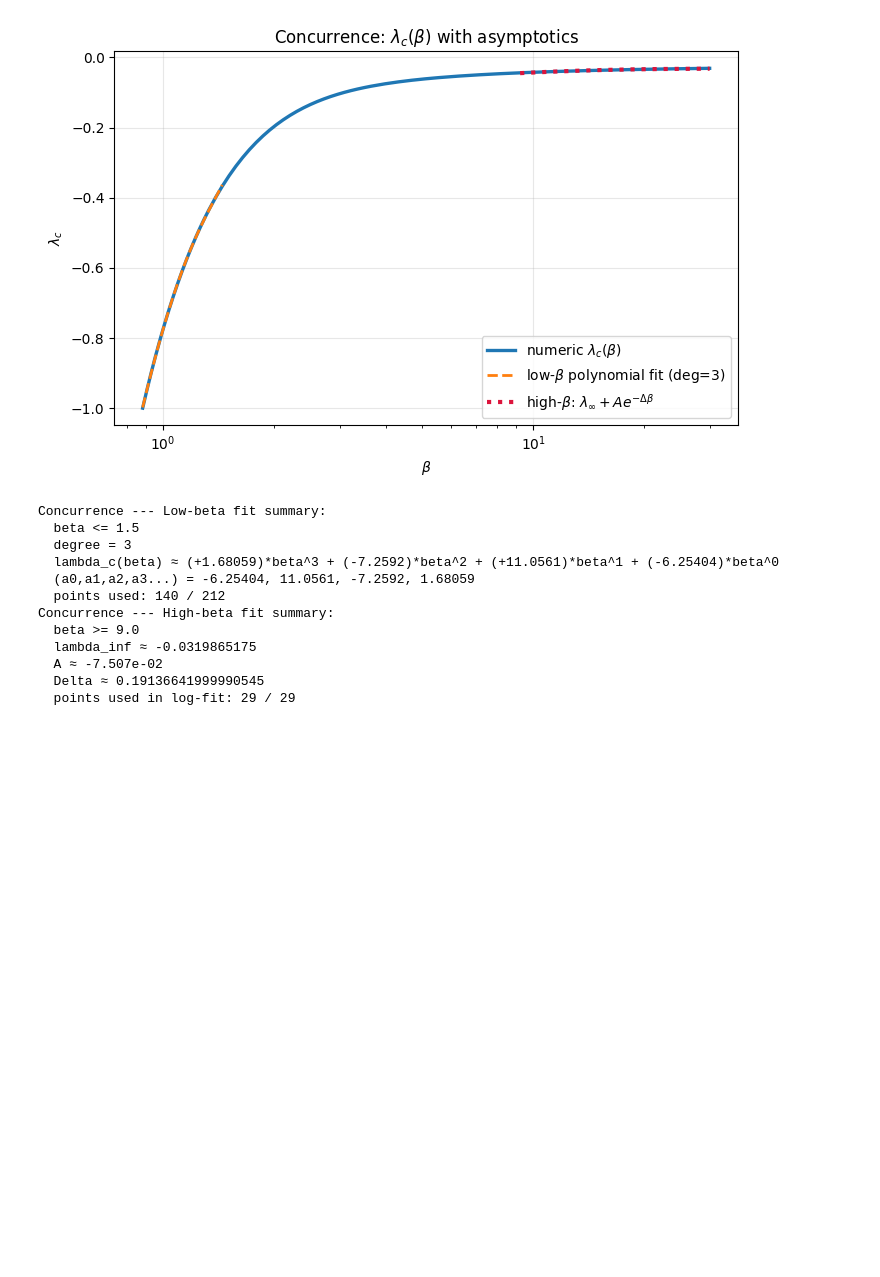
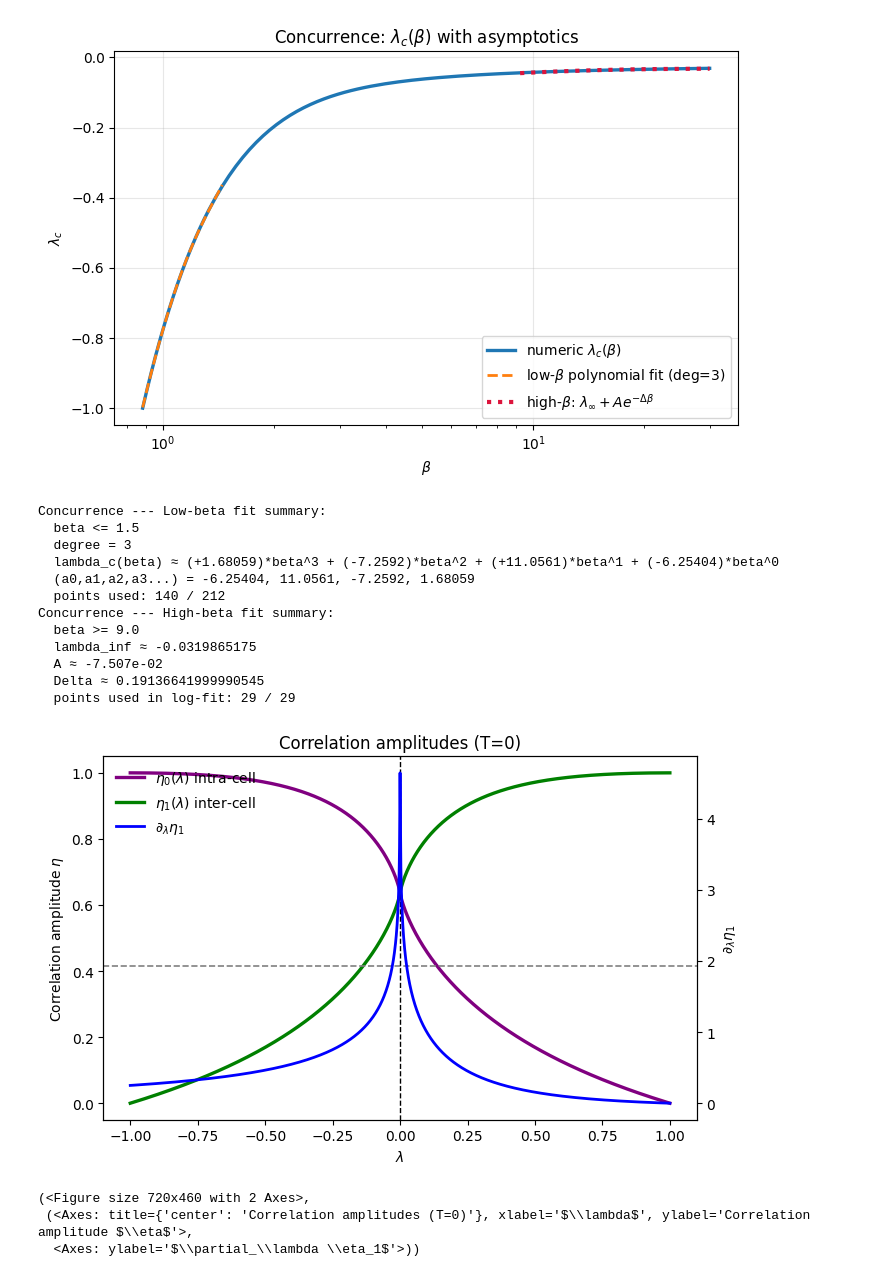
Before and after one commit to zeynepnursahinel/valorization-periodic-chain, a Jupyter notebook: notebooks/periodic_chain.ipynb, the cells around one changed output. Saved outputs shown, nothing was run; the diff lists cells and outputs as text; code cells hidden in the pictures; blank space fills up the shorter version.

```diff
--- a/notebooks/periodic_chain.ipynb
+++ b/notebooks/periodic_chain.ipynb
@@ -303,3 +302,10 @@ Concurrence --- High-beta fit summary:
   A ≈ -7.507e-02
   Delta ≈ 0.19136641999990545
   points used in log-fit: 29 / 29
+# %%
+make_figure_eta_vs_lambda_clean(beta=np.inf)
+# %% [output]
+[figure, added]
+(<Figure size 720x460 with 2 Axes>,
+ (<Axes: title={'center': 'Correlation amplitudes (T=0)'}, xlabel='$\\lambda$', ylabel='Correlation amplitude $\\eta$'>,
+  <Axes: ylabel='$\\partial_\\lambda \\eta_1$'>))
```
Also changed, not shown: parts of 3 cells of this notebook, 4 other files.
